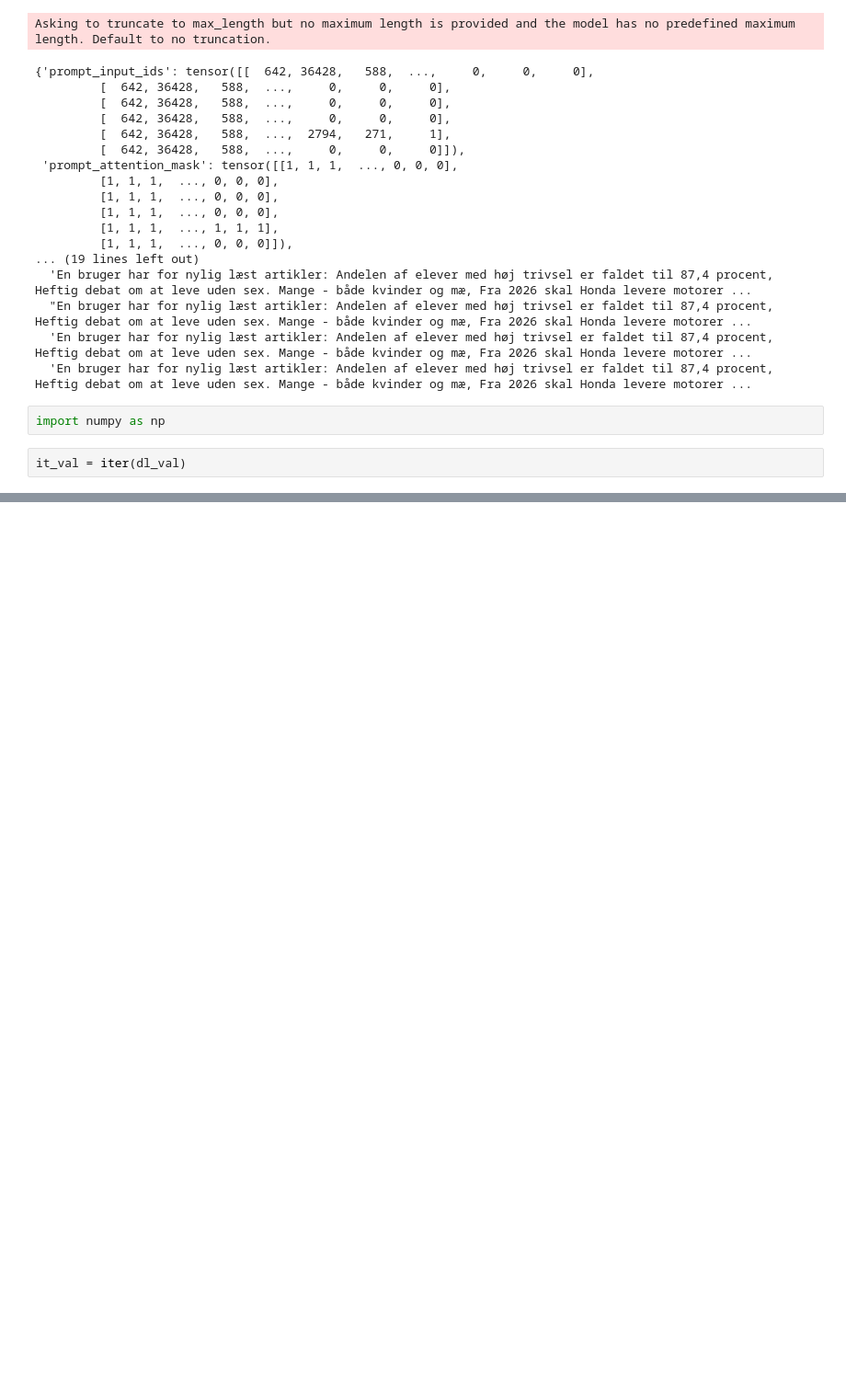
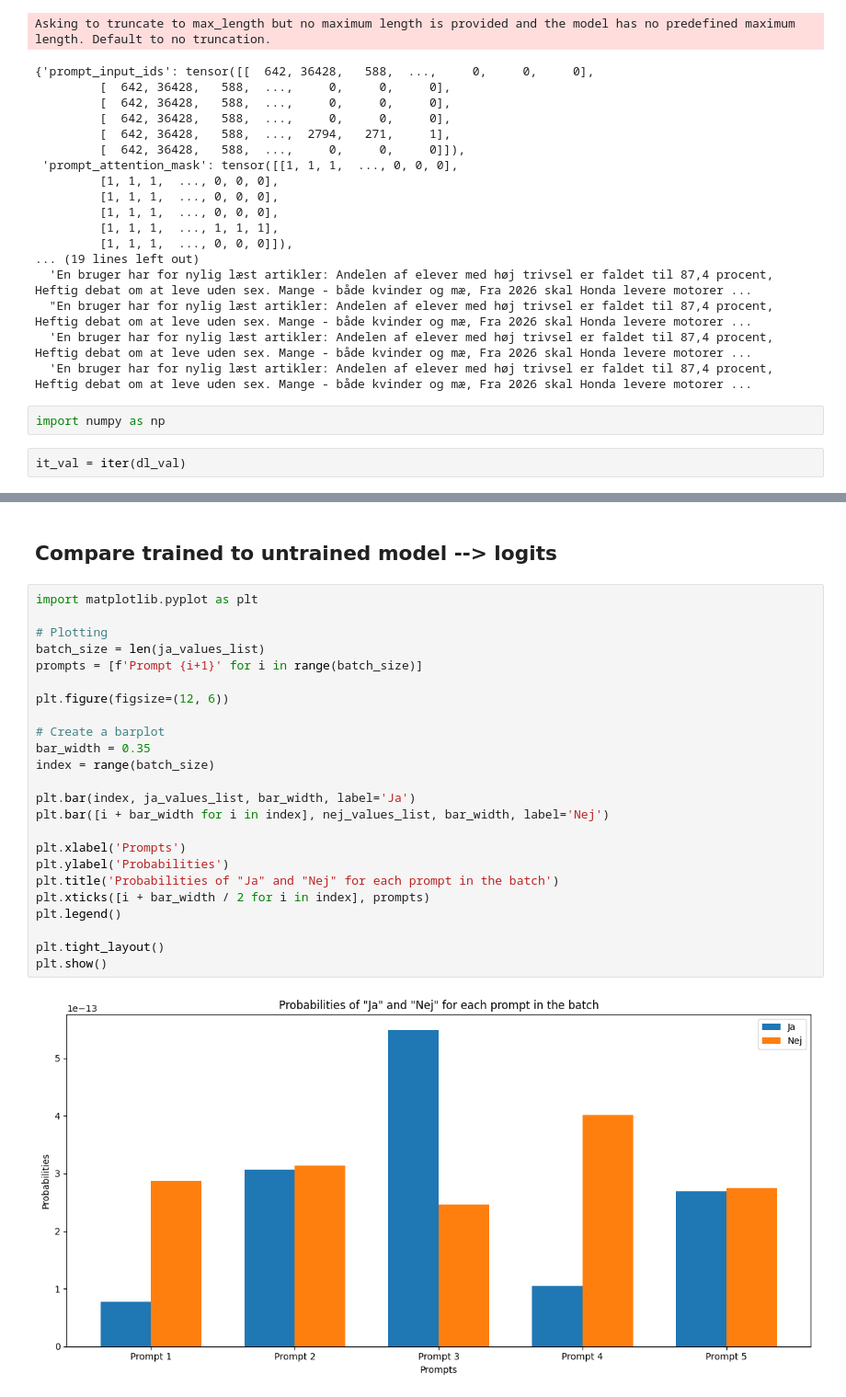
Before and after one commit to WouterBant/RecSys, a Jupyter notebook: notebooks/understand_model.ipynb, the cells around one changed output, grey strips where cells are left out. Shown at 92% size. Saved outputs shown, nothing was run; the diff lists cells and outputs as text; blank space fills up the shorter version.

```diff
--- a/notebooks/understand_model.ipynb
+++ b/notebooks/understand_model.ipynb
@@ -130,0 +234,28 @@ it_val = iter(dl_val)
+# %% [markdown]
+## Compare trained to untrained model --> logits
+# %%
+import matplotlib.pyplot as plt
+
+# Plotting
+batch_size = len(ja_values_list)
+prompts = [f'Prompt {i+1}' for i in range(batch_size)]
+
+plt.figure(figsize=(12, 6))
+
+# Create a barplot
+bar_width = 0.35
+index = range(batch_size)
+
+plt.bar(index, ja_values_list, bar_width, label='Ja')
+plt.bar([i + bar_width for i in index], nej_values_list, bar_width, label='Nej')
+
+plt.xlabel('Prompts')
+plt.ylabel('Probabilities')
+plt.title('Probabilities of "Ja" and "Nej" for each prompt in the batch')
+plt.xticks([i + bar_width / 2 for i in index], prompts)
+plt.legend()
+
+plt.tight_layout()
+plt.show()
+# %% [output]
+[figure, added]
```
Also changed, not shown: parts of 36 cells of this notebook.
